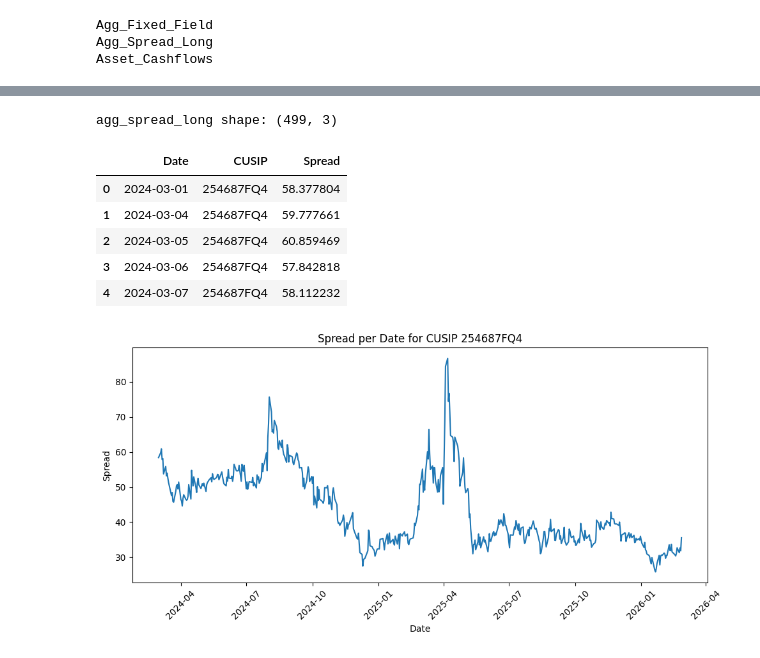
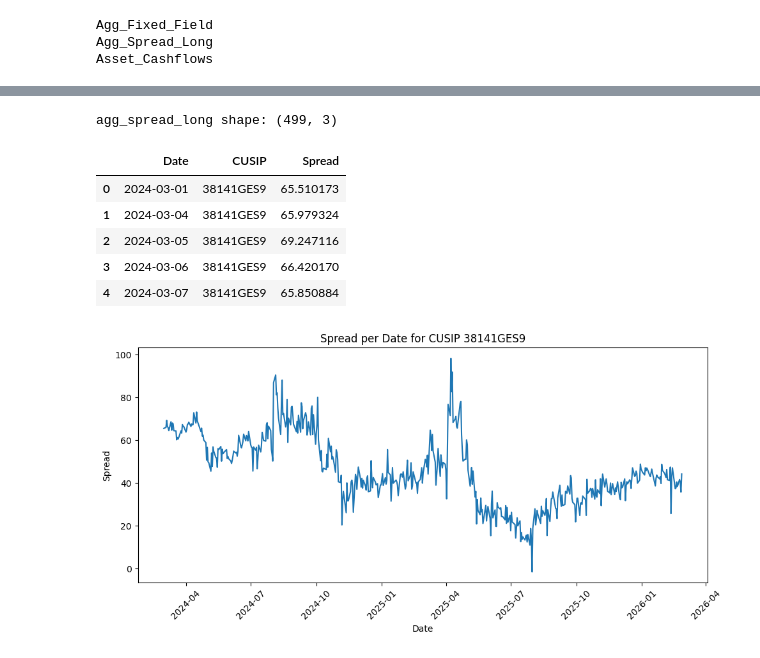
Before and after one commit to tutur787/Pyxidr-Capstone-Project, a Jupyter notebook: arthur_src/spread_news.ipynb, the cells around one changed output, grey strips where cells are left out. Cells and saved outputs as stored; diff of their text form; code cells hidden in the pictures.

```diff
--- a/arthur_src/spread_news.ipynb
+++ b/arthur_src/spread_news.ipynb
@@ -47,7 +47,7 @@ agg_fixed_fields_long shape: (1, 16)
 query = f"""
 SELECT *
 FROM `{PROJECT_ID}.{DATASET}.Agg_Spread_Long`
-WHERE CUSIP = '254687FQ4'
+WHERE CUSIP = '38141GES9'
 """
 
 agg_spread_long = client.query(query).to_dataframe()
@@ -56,22 +56,22 @@ agg_spread_long.head()
 # %% [output]
 agg_spread_long shape: (499, 3)
 |  | Date | CUSIP | Spread |
-| 0 | 2024-03-01 | 254687FQ4 | 58.377804 |
-| 1 | 2024-03-04 | 254687FQ4 | 59.777661 |
-| 2 | 2024-03-05 | 254687FQ4 | 60.859469 |
-| 3 | 2024-03-06 | 254687FQ4 | 57.842818 |
-| 4 | 2024-03-07 | 254687FQ4 | 58.112232 |
+| 0 | 2024-03-01 | 38141GES9 | 65.510173 |
+| 1 | 2024-03-04 | 38141GES9 | 65.979324 |
+| 2 | 2024-03-05 | 38141GES9 | 69.247116 |
+| 3 | 2024-03-06 | 38141GES9 | 66.420170 |
+| 4 | 2024-03-07 | 38141GES9 | 65.850884 |
 # %%
 plt.figure(figsize=(10, 5))
 plt.plot(agg_spread_long["Date"], agg_spread_long["Spread"], linestyle='-')
-plt.title("Spread per Date for CUSIP 254687FQ4")
+plt.title("Spread per Date for CUSIP 38141GES9")
 plt.xlabel("Date")
 plt.ylabel("Spread")
 plt.xticks(rotation=45)
 plt.tight_layout()
 plt.show()
 # %% [output]
-[figure, old version]
+[figure, new version]
 # %%
 import pandas as pd
 from sentiment_analysis import get_sentiment
```
Also changed, not shown: parts of 6 cells of this notebook.
